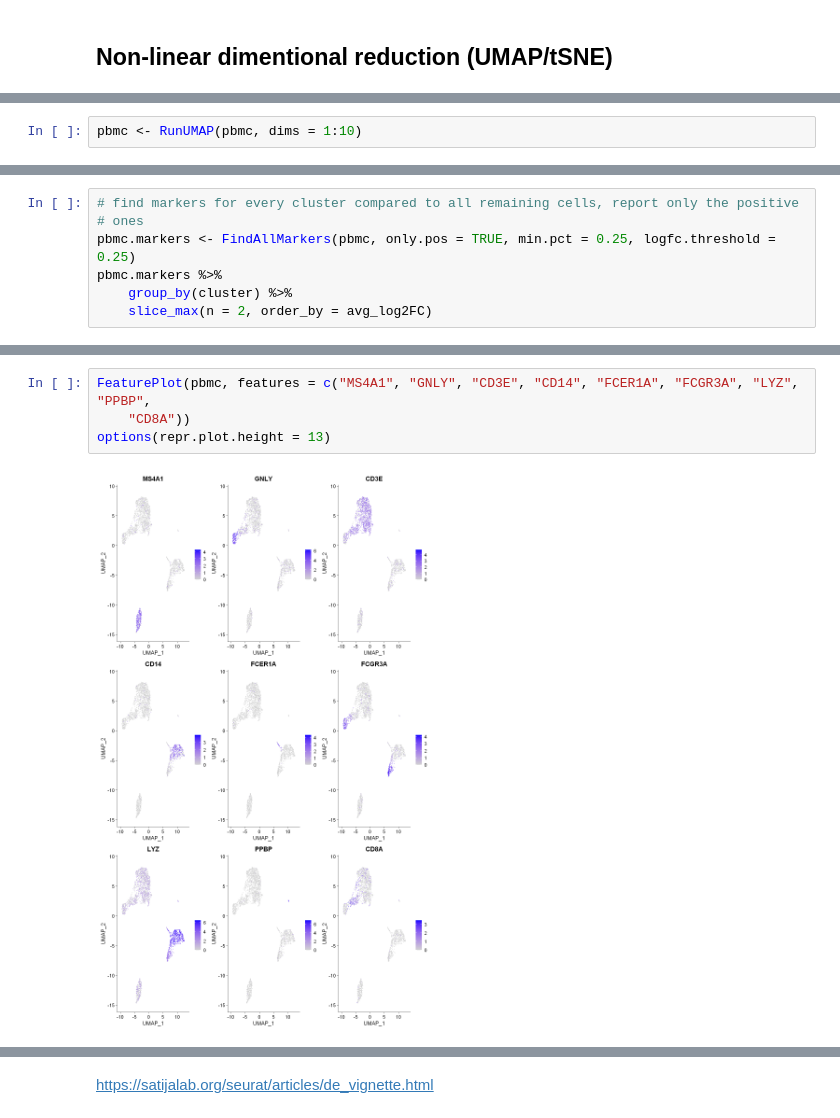
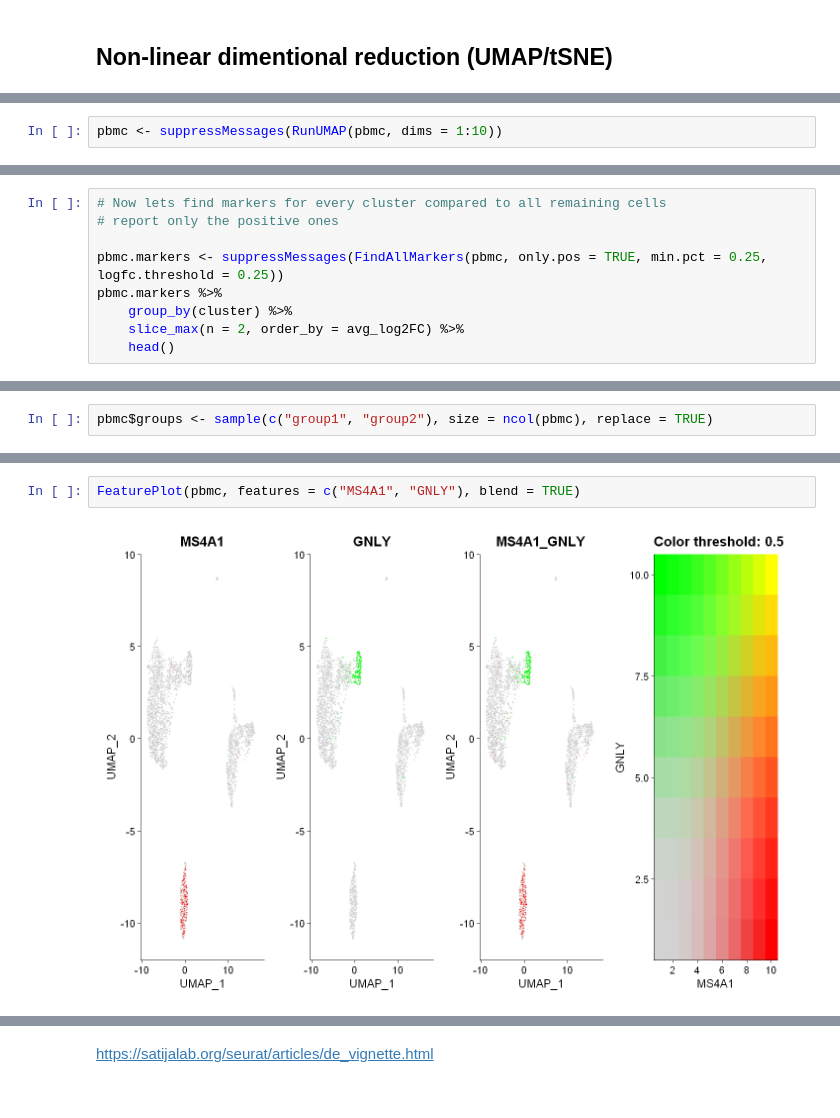
Before and after one commit to Emily-Amies/scRNA-seq, a Jupyter notebook: Seurat_notes.ipynb, the cells around one changed output, grey strips where cells are left out. Saved outputs shown, nothing was run; the diff lists cells and outputs as text.

```diff
--- a/Seurat_notes.ipynb
+++ b/Seurat_notes.ipynb
@@ -281,5 +292,5 @@ The goal of these algorithms is to learn the underlying manifold of the data in
 # %%
-pbmc <- RunUMAP(pbmc, dims = 1:10)
+pbmc <- suppressMessages(RunUMAP(pbmc, dims = 1:10))
 # %% [output]
 Warning message:
 "The default method for RunUMAP has changed from calling Python UMAP via reticulate to the R-native UWOT using the cosine metric
@@ -344,8 +349,10 @@ A data.frame: 5 × 5
 # %%
-# find markers for every cluster compared to all remaining cells, report only the positive
-# ones
-pbmc.markers <- FindAllMarkers(pbmc, only.pos = TRUE, min.pct = 0.25, logfc.threshold = 0.25)
+# Now lets find markers for every cluster compared to all remaining cells
+# report only the positive ones
+
+pbmc.markers <- suppressMessages(FindAllMarkers(pbmc, only.pos = TRUE, min.pct = 0.25, logfc.threshold = 0.25))
 pbmc.markers %>%
     group_by(cluster) %>%
-    slice_max(n = 2, order_by = avg_log2FC)
+    slice_max(n = 2, order_by = avg_log2FC) %>%
+    head()
 # %% [output]
@@ -406,0 +394,2 @@ A data.frame: 6 × 5
+# %%
+pbmc$groups <- sample(c("group1", "group2"), size = ncol(pbmc), replace = TRUE)
@@ -416,6 +434,4 @@ VlnPlot(pbmc, features = c("NKG7", "PF4"), slot = "counts", log = TRUE)
 # %%
-FeaturePlot(pbmc, features = c("MS4A1", "GNLY", "CD3E", "CD14", "FCER1A", "FCGR3A", "LYZ", "PPBP",
-    "CD8A"))
-options(repr.plot.height = 13)
+FeaturePlot(pbmc, features = c("MS4A1", "GNLY"), blend = TRUE)
 # %% [output]
-[figure, old version]
+[figure, new version]
```
Also changed, not shown: parts of 61 cells of this notebook, 1 other file.
